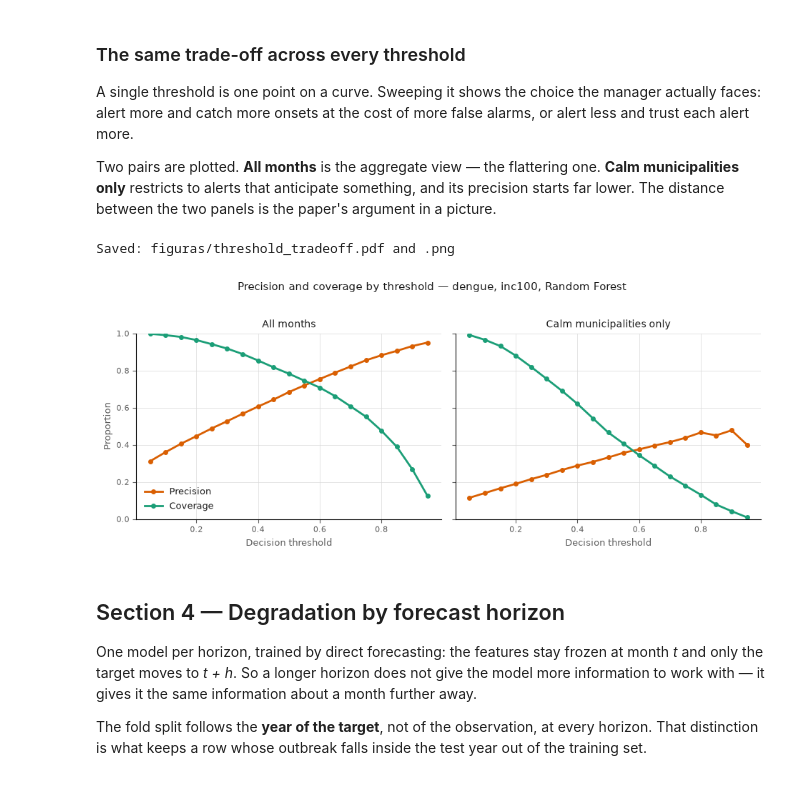
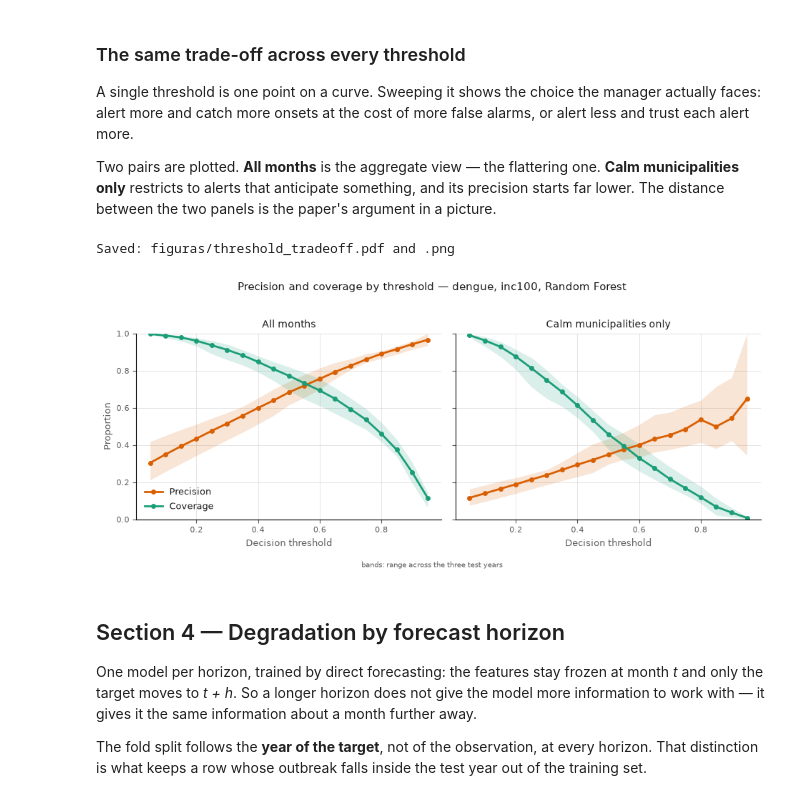
Before and after one commit to LVinaud/arboviral-outbreak-onset, a Jupyter notebook: notebooks/04_results.ipynb, the cells around one changed output. Cells and saved outputs as stored; diff of their text form; code cells hidden in the pictures.

```diff
--- a/notebooks/04_results.ipynb
+++ b/notebooks/04_results.ipynb
@@ -390,51 +390,72 @@ C_PRECISION, C_COVERAGE = "#d95f02", "#1b9e77"
 INK, MUTED, GRID = "#1a1a1a", "#5c5c5c", "#d9d9d9"
 
 def sweep(frame, thresholds, restrict_to_calm):
-    """Precision and coverage across thresholds, optionally only where calm."""
+    """Precision and coverage across thresholds, optionally only where calm.
+
+    Computed inside each test year and then aggregated, never pooled: the line is
+    the mean over the three folds and the band is the range between the lowest and
+    the highest fold. Three folds is far too few for a confidence interval to mean
+    anything, but the observed range is exactly what the data supports — and
+    without it the curve claims a steadiness it does not have.
+    """
     out = []
     scope = frame[frame["surto_atual"] == 0] if restrict_to_calm else frame
-    positives = scope["y_true"] == 1
     for t in thresholds:
-        alert = scope["proba"] >= t
-        out.append({
-            "threshold": t,
-            "precision": scope.loc[alert, "y_true"].mean() if alert.any() else np.nan,
-            "coverage": alert[positives].mean() if positives.any() else np.nan,
-        })
+        per_fold = []
+        for _, fold in scope.groupby("test_year"):
+            alert = fold["proba"] >= t
+            positives = fold["y_true"] == 1
+            if not alert.any() or not positives.any():
+                continue
+            per_fold.append((fold.loc[alert, "y_true"].mean(), alert[positives].mean()))
+        if not per_fold:
+            continue
+        a = np.array(per_fold)
+        mean, lo, hi = a.mean(axis=0), a.min(axis=0), a.max(axis=0)
+        out.append({"threshold": t,
+                    "precision": mean[0], "precision_min": lo[0], "precision_max": hi[0],
+                    "coverage": mean[1], "coverage_min": lo[1], "coverage_max": hi[1]})
     return pd.DataFrame(out)
 
 if pred_path.exists() and (preds["model"] == "rf").any():
     rf_preds = preds[preds["model"] == "rf"]
     grid = np.arange(0.05, 0.96, 0.05)
     panels = [("All months", sweep(rf_preds, grid, False)),
               ("Calm municipalities only", sweep(rf_preds, grid, True))]
 
     fig, axes = plt.subplots(1, 2, figsize=(9.5, 3.8), sharey=True)
     for ax, (title, curve) in zip(axes, panels):
+        # Band = lowest to highest of the three test years.
+        ax.fill_between(curve["threshold"], curve["precision_min"],
+                        curve["precision_max"], color=C_PRECISION, alpha=0.16, lw=0)
+        ax.fill_between(curve["threshold"], curve["coverage_min"],
+                        curve["coverage_max"], color=C_COVERAGE, alpha=0.16, lw=0)
         ax.plot(curve["threshold"], curve["precision"], color=C_PRECISION,
                 linewidth=2, marker="o", markersize=4, label="Precision")
         ax.plot(curve["threshold"], curve["coverage"], color=C_COVERAGE,
                 linewidth=2, marker="o", markersize=4, label="Coverage")
         ax.set_title(title, fontsize=10, color=INK)
         ax.set_xlabel("Decision threshold", fontsize=9, color=MUTED)
         ax.set_ylim(0, 1)
         ax.grid(True, color=GRID, linewidth=0.6, alpha=0.8)
         ax.set_axisbelow(True)
         for side in ("top", "right"):
             ax.spines[side].set_visible(False)
         ax.tick_params(colors=MUTED, labelsize=8)
     axes[0].set_ylabel("Proportion", fontsize=9, color=MUTED)
     axes[0].legend(frameon=False, fontsize=9, labelcolor=INK)
+    fig.text(0.5, -0.03, "bands: range across the three test years",
+             ha="center", fontsize=7.5, color=MUTED)
     fig.suptitle(f"Precision and coverage by threshold — {DISEASE}, {DEFINITION}, "
                  f"Random Forest", fontsize=11, color=INK, y=1.02)
     fig.tight_layout()
     for ext in ("pdf", "png"):
         fig.savefig(FIG_DIR / f"threshold_tradeoff.{ext}", bbox_inches="tight", dpi=200)
     print(f"Saved: figuras/threshold_tradeoff.pdf and .png")
     plt.show()
 # %% [output]
 Saved: figuras/threshold_tradeoff.pdf and .png
-[figure, old version]
+[figure, new version]
 # %% [markdown]
 ## Section 4 — Degradation by forecast horizon
 
```
Also changed, not shown: parts of 7 cells of this notebook, 15 other files.
